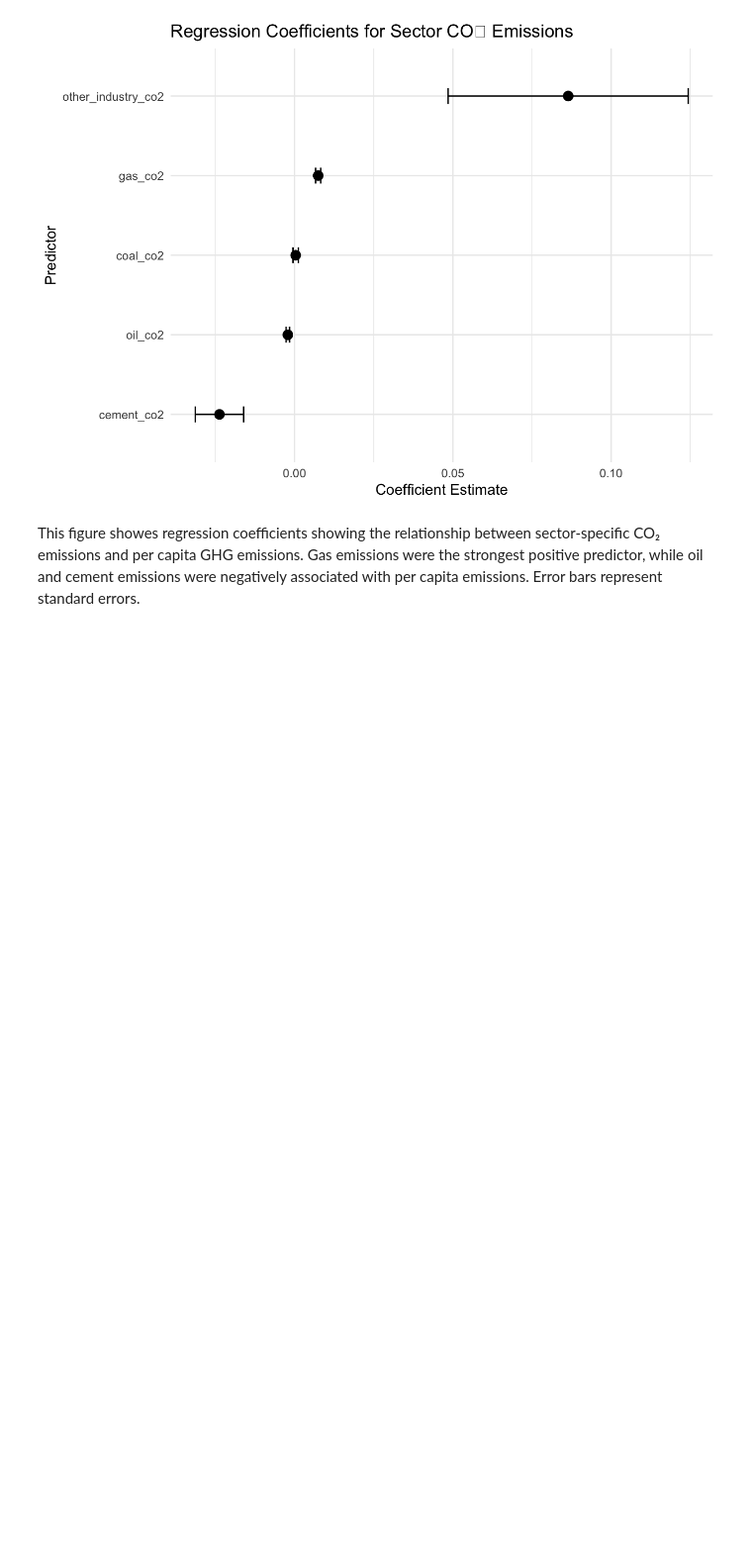
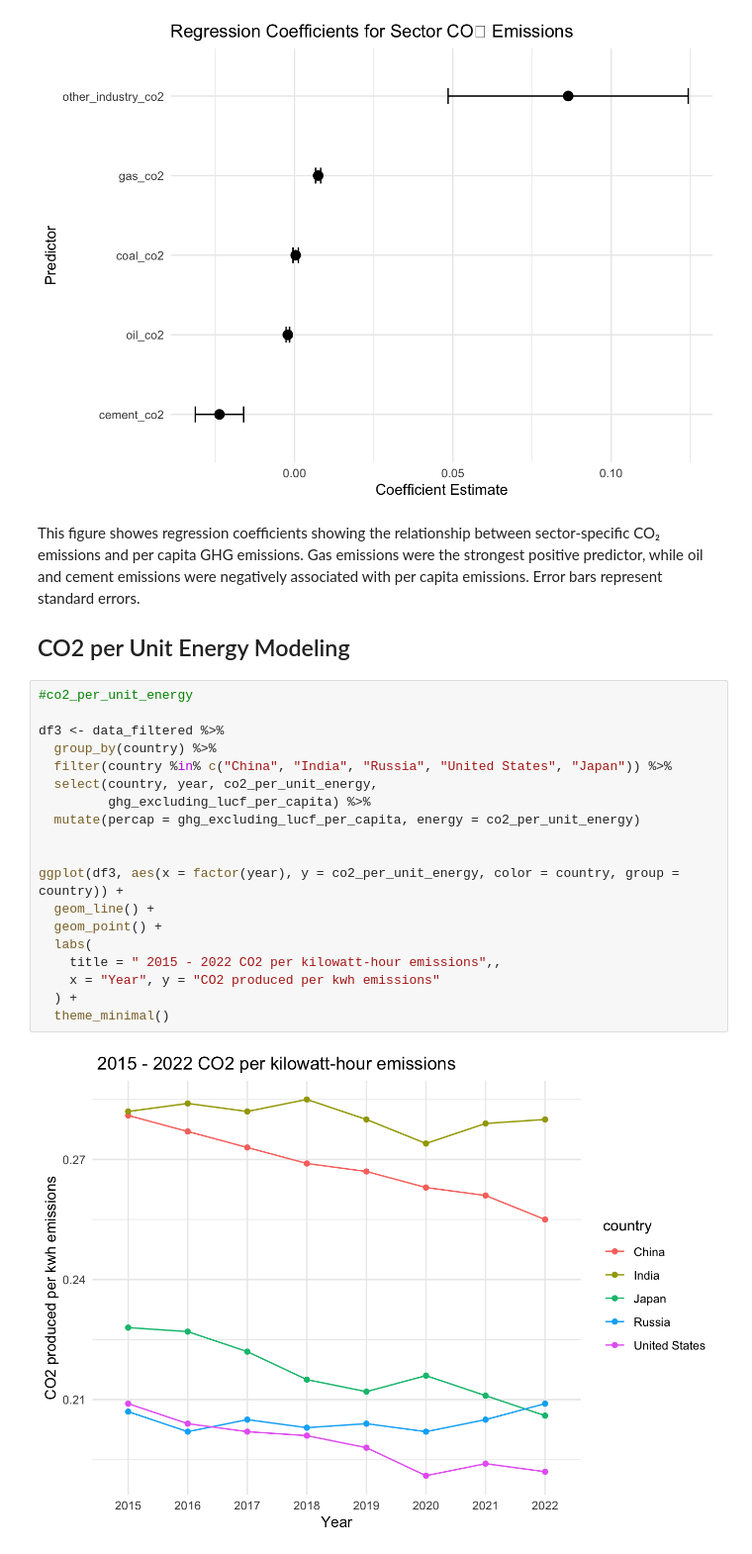
Before and after one commit to Yazeed-Aljohani/ESS330-FinalProject-April23, a Jupyter notebook: docs/index.embed.ipynb, the cells around one changed output. Shown at 99% size. Saved outputs shown, nothing was run; the diff lists cells and outputs as text; blank space fills up the shorter version.

```diff
--- a/docs/index.embed.ipynb
+++ b/docs/index.embed.ipynb
@@ -253,3 +296,26 @@ ggplot(tidy_lm[-1, ], aes(x = estimate, y = reorder(term, estimate))) +
 [figure]
 # %% [markdown]
 This figure showes regression coefficients showing the relationship between sector-specific CO₂ emissions and per capita GHG emissions. Gas emissions were the strongest positive predictor, while oil and cement emissions were negatively associated with per capita emissions. Error bars represent standard errors.
+
+## CO2 per Unit Energy Modeling
+# %%
+#co2_per_unit_energy
+
+df3 <- data_filtered %>%
+  group_by(country) %>%
+  filter(country %in% c("China", "India", "Russia", "United States", "Japan")) %>%
+  select(country, year, co2_per_unit_energy,
+         ghg_excluding_lucf_per_capita) %>%
+  mutate(percap = ghg_excluding_lucf_per_capita, energy = co2_per_unit_energy)
+
+
+ggplot(df3, aes(x = factor(year), y = co2_per_unit_energy, color = country, group = country)) +
+  geom_line() +
+  geom_point() +
+  labs(
+    title = " 2015 - 2022 CO2 per kilowatt-hour emissions",,
+    x = "Year", y = "CO2 produced per kwh emissions"
+  ) +
+  theme_minimal()
+# %% [output]
+[figure, added]
```
Also changed, not shown: parts of 25 cells of this notebook, 28 other files.
